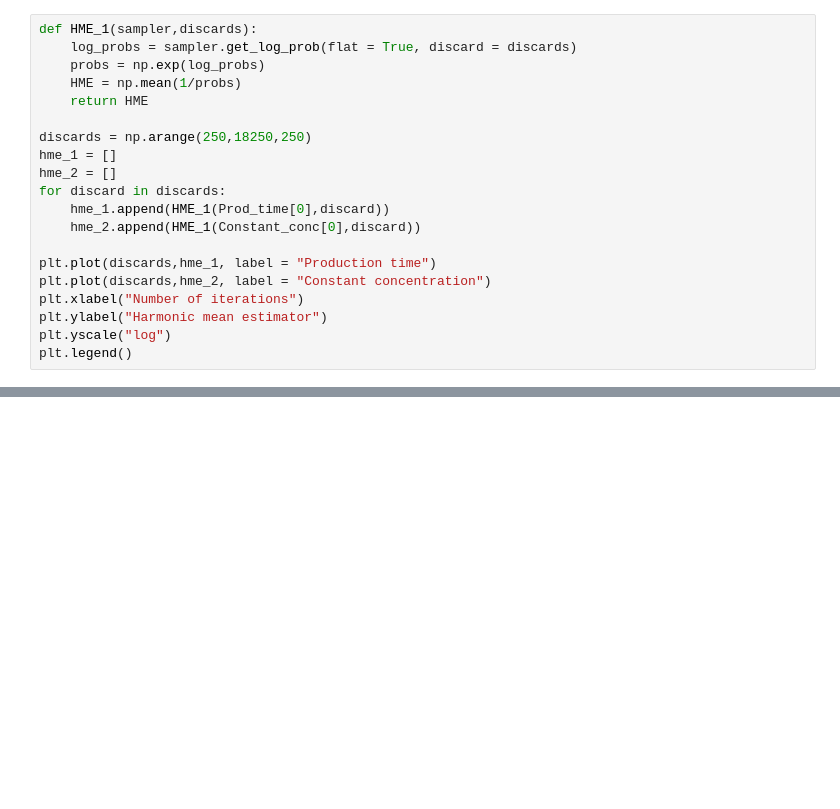
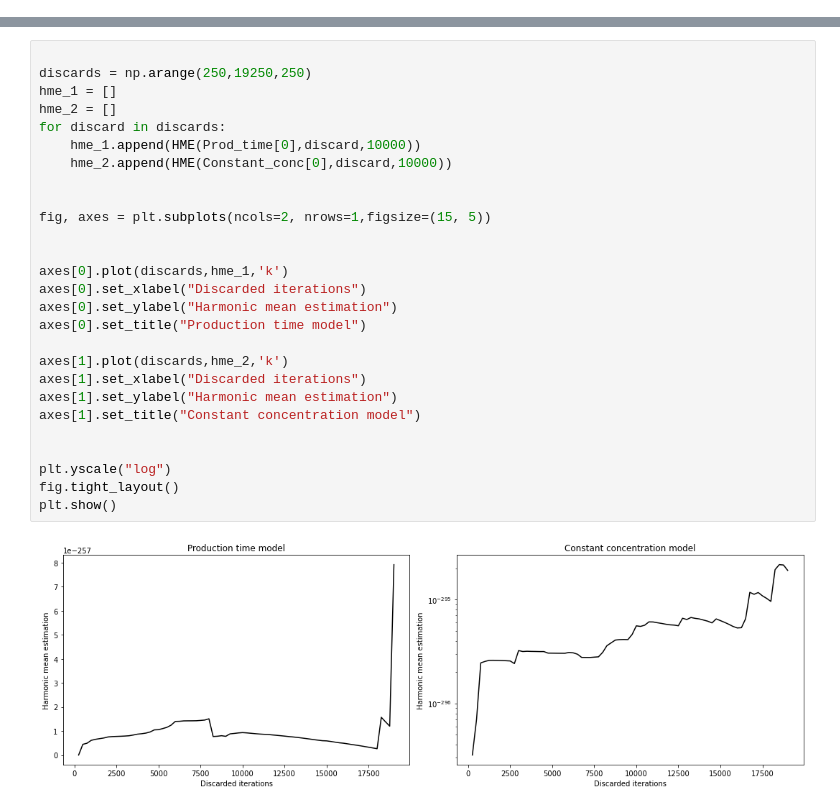
Before and after one commit to Schumacher-group/ImmuneCellMigrationAnalysis, a Jupyter notebook: Notebooks/Harmonic mean convergence testing .ipynb, the cells around one changed output, grey strips where cells are left out. Drawn from its saved outputs; the diff is of its cells as text; blank space fills up the shorter version.

```diff
--- a/Notebooks/Harmonic mean convergence testing .ipynb
+++ b/Notebooks/Harmonic mean convergence testing .ipynb
@@ -172,20 +69,0 @@ plt.savefig("../data/Synthetic_Data/synthetic_data_ob.pdf",bbox_inches = 'tight'
-# %%
-def HME_1(sampler,discards):
-    log_probs = sampler.get_log_prob(flat = True, discard = discards)
-    probs = np.exp(log_probs)
-    HME = np.mean(1/probs)
-    return HME
-
-discards = np.arange(250,18250,250)
-hme_1 = []
-hme_2 = []
-for discard in discards:
-    hme_1.append(HME_1(Prod_time[0],discard))
-    hme_2.append(HME_1(Constant_conc[0],discard))
-
-plt.plot(discards,hme_1, label = "Production time")
-plt.plot(discards,hme_2, label = "Constant concentration")
-plt.xlabel("Number of iterations")
-plt.ylabel("Harmonic mean estimator")
-plt.yscale("log")
-plt.legend()
@@ -194,0 +81,29 @@ plt.legend()
+# %%
+
+discards = np.arange(250,19250,250)
+hme_1 = []
+hme_2 = []
+for discard in discards:
+    hme_1.append(HME(Prod_time[0],discard,10000))
+    hme_2.append(HME(Constant_conc[0],discard,10000))
+
+
+fig, axes = plt.subplots(ncols=2, nrows=1,figsize=(15, 5))
+
+
+axes[0].plot(discards,hme_1,'k')
+axes[0].set_xlabel("Discarded iterations")
+axes[0].set_ylabel("Harmonic mean estimation")
+axes[0].set_title("Production time model")
+
+axes[1].plot(discards,hme_2,'k')
+axes[1].set_xlabel("Discarded iterations")
+axes[1].set_ylabel("Harmonic mean estimation")
+axes[1].set_title("Constant concentration model")
+
+
+plt.yscale("log")
+fig.tight_layout()
+plt.show()
+# %% [output]
+[figure, added]
```
Also changed, not shown: parts of 16 cells of this notebook, 20 other files.
